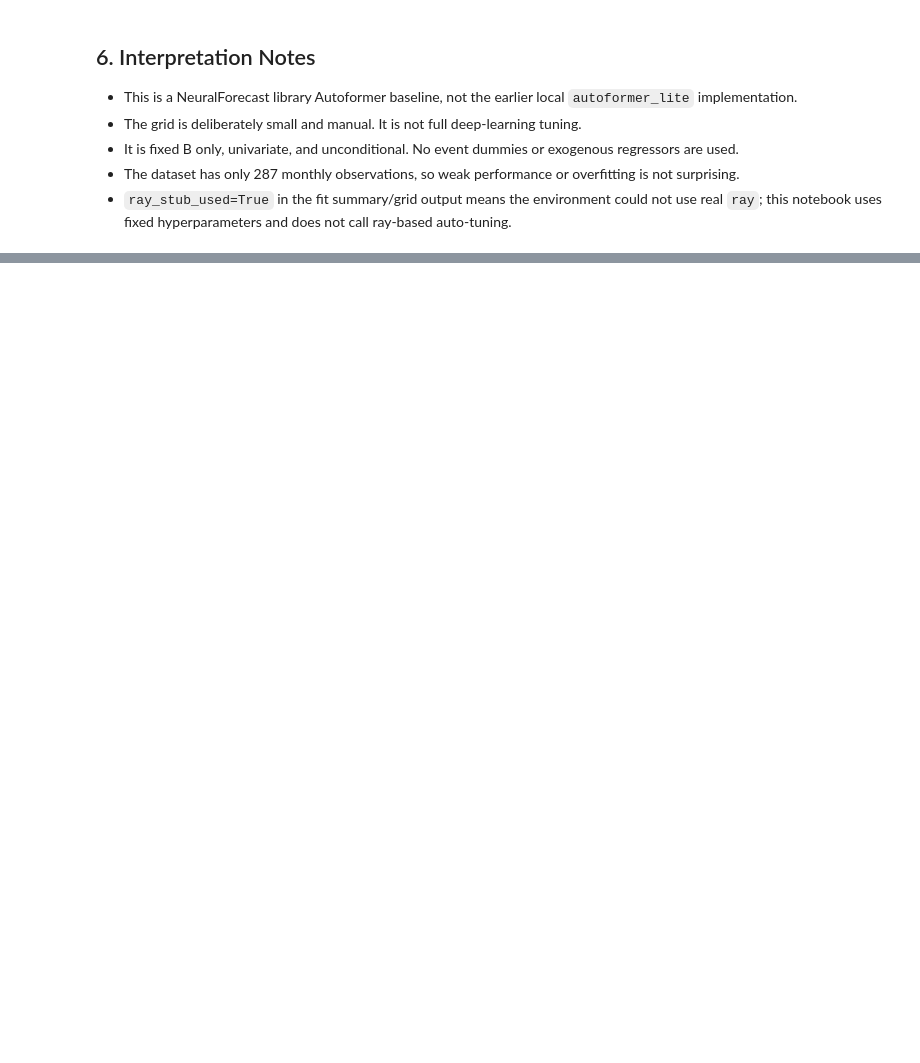
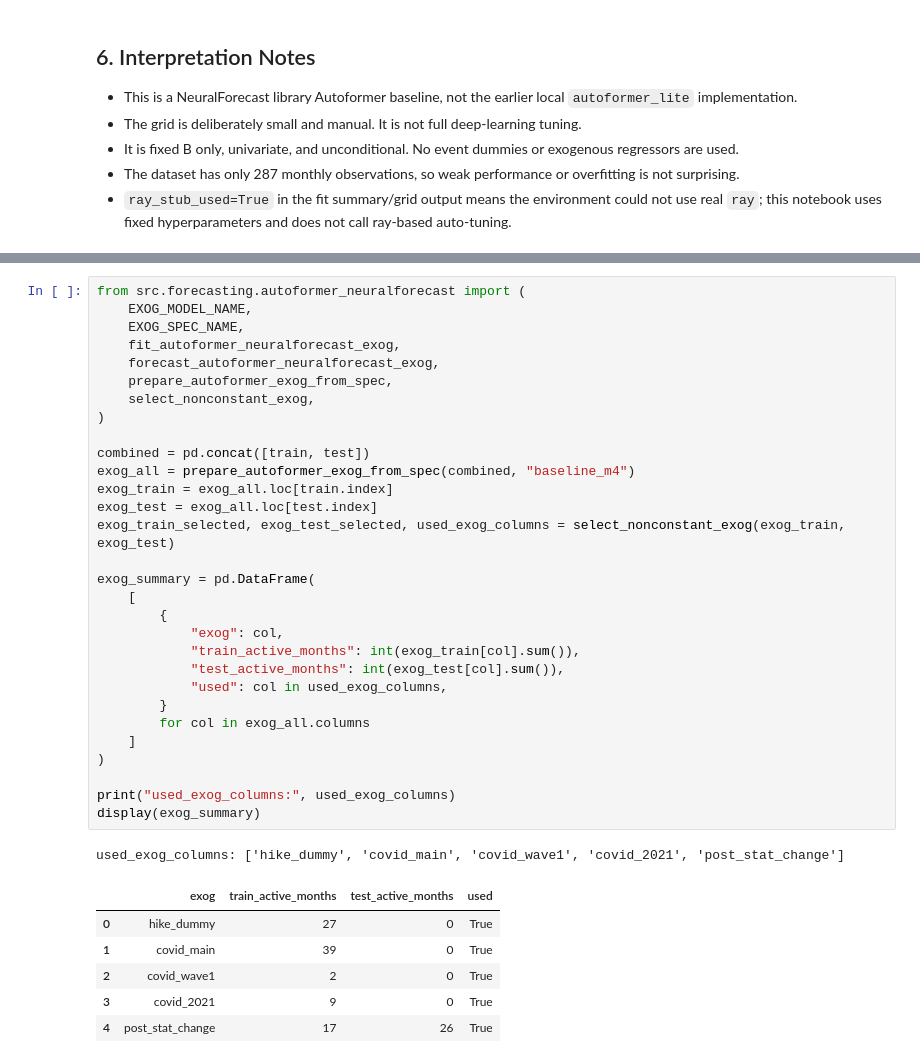
Before and after one commit to Fuga420/Transport_amount_project, a Jupyter notebook: notebooks/forecasting/09_autoformer_neuralforecast.ipynb, the cells around one changed output, grey strips where cells are left out. Drawn from its saved outputs; the diff is of its cells as text; blank space fills up the shorter version.

```diff
--- a/notebooks/forecasting/09_autoformer_neuralforecast.ipynb
+++ b/notebooks/forecasting/09_autoformer_neuralforecast.ipynb
@@ -352,0 +359,38 @@ display(comparison)
+# %%
+from src.forecasting.autoformer_neuralforecast import (
+    EXOG_MODEL_NAME,
+    EXOG_SPEC_NAME,
+    fit_autoformer_neuralforecast_exog,
+    forecast_autoformer_neuralforecast_exog,
+    prepare_autoformer_exog_from_spec,
+    select_nonconstant_exog,
+)
+
+combined = pd.concat([train, test])
+exog_all = prepare_autoformer_exog_from_spec(combined, "baseline_m4")
+exog_train = exog_all.loc[train.index]
+exog_test = exog_all.loc[test.index]
+exog_train_selected, exog_test_selected, used_exog_columns = select_nonconstant_exog(exog_train, exog_test)
+
+exog_summary = pd.DataFrame(
+    [
+        {
+            "exog": col,
+            "train_active_months": int(exog_train[col].sum()),
+            "test_active_months": int(exog_test[col].sum()),
+            "used": col in used_exog_columns,
+        }
+        for col in exog_all.columns
+    ]
+)
+
+print("used_exog_columns:", used_exog_columns)
+display(exog_summary)
+# %% [output]
+used_exog_columns: ['hike_dummy', 'covid_main', 'covid_wave1', 'covid_2021', 'post_stat_change']
+|  | exog | train_active_months | test_active_months | used |
+| 0 | hike_dummy | 27 | 0 | True |
+| 1 | covid_main | 39 | 0 | True |
+| 2 | covid_wave1 | 2 | 0 | True |
+| 3 | covid_2021 | 9 | 0 | True |
+| 4 | post_stat_change | 17 | 26 | True |
```
Also changed, not shown: parts of 9 cells of this notebook, 5 other files.
